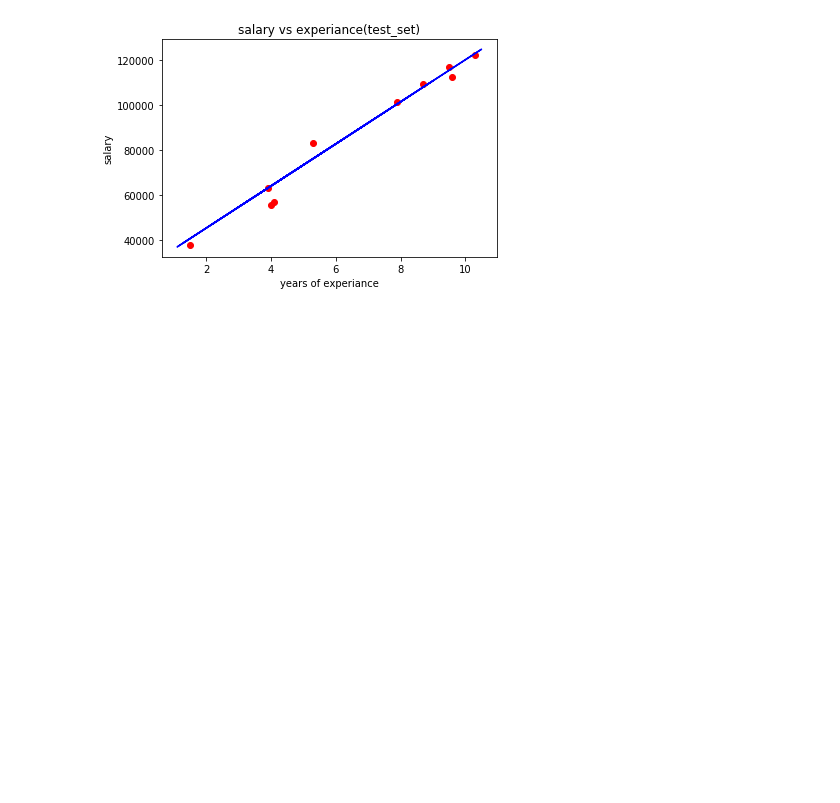
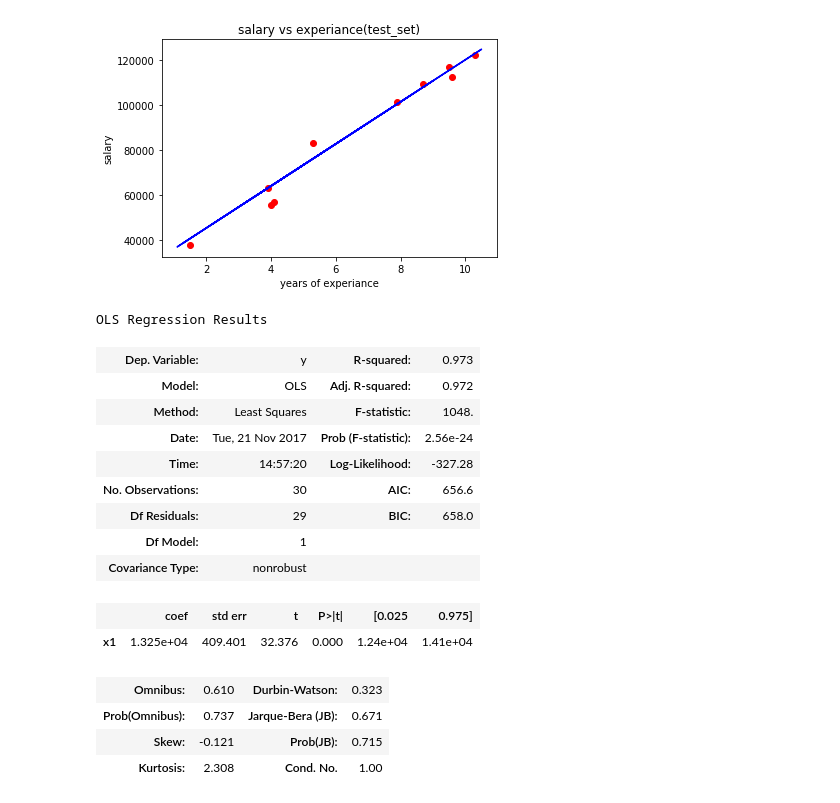
Before and after one commit to JeetWahla/MachineLearning, a Jupyter notebook: linear regression Usecase.ipynb, the cells around one changed output. Cells and saved outputs as stored; diff of their text form; code cells hidden in the pictures; blank space fills up the shorter version.

```diff
--- a/linear regression Usecase.ipynb
+++ b/linear regression Usecase.ipynb
@@ -101,0 +156,20 @@ plt.show()
+# %%
+regress_ols=smf.OLS(endog=Y,exog=X).fit()
+regress_ols.summary()
+# %% [output]
+OLS Regression Results
+| Dep. Variable: | y | R-squared: | 0.973 |
+| Model: | OLS | Adj. R-squared: | 0.972 |
+| Method: | Least Squares | F-statistic: | 1048. |
+| Date: | Tue, 21 Nov 2017 | Prob (F-statistic): | 2.56e-24 |
+| Time: | 14:57:20 | Log-Likelihood: | -327.28 |
+| No. Observations: | 30 | AIC: | 656.6 |
+| Df Residuals: | 29 | BIC: | 658.0 |
+| Df Model: | 1 |  |  |
+| Covariance Type: | nonrobust |  |  |
+|  | coef | std err | t | P>|t| | [0.025 | 0.975] |
+| x1 | 1.325e+04 | 409.401 | 32.376 | 0.000 | 1.24e+04 | 1.41e+04 |
+| Omnibus: | 0.610 | Durbin-Watson: | 0.323 |
+| Prob(Omnibus): | 0.737 | Jarque-Bera (JB): | 0.671 |
+| Skew: | -0.121 | Prob(JB): | 0.715 |
+| Kurtosis: | 2.308 | Cond. No. | 1.00 |
```
Also changed, not shown: parts of 9 cells of this notebook.
